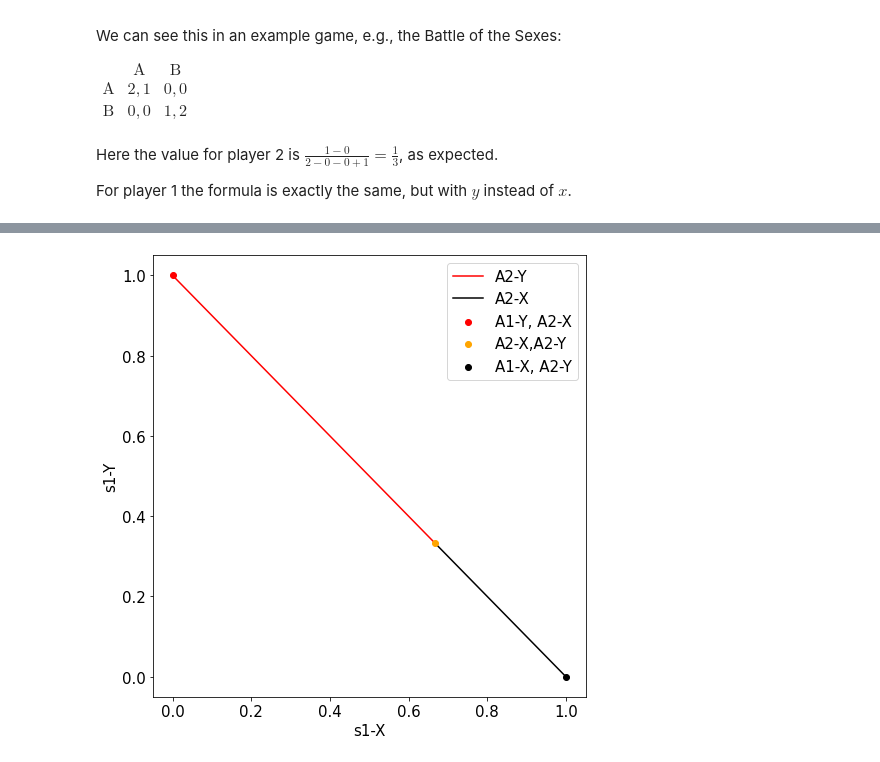
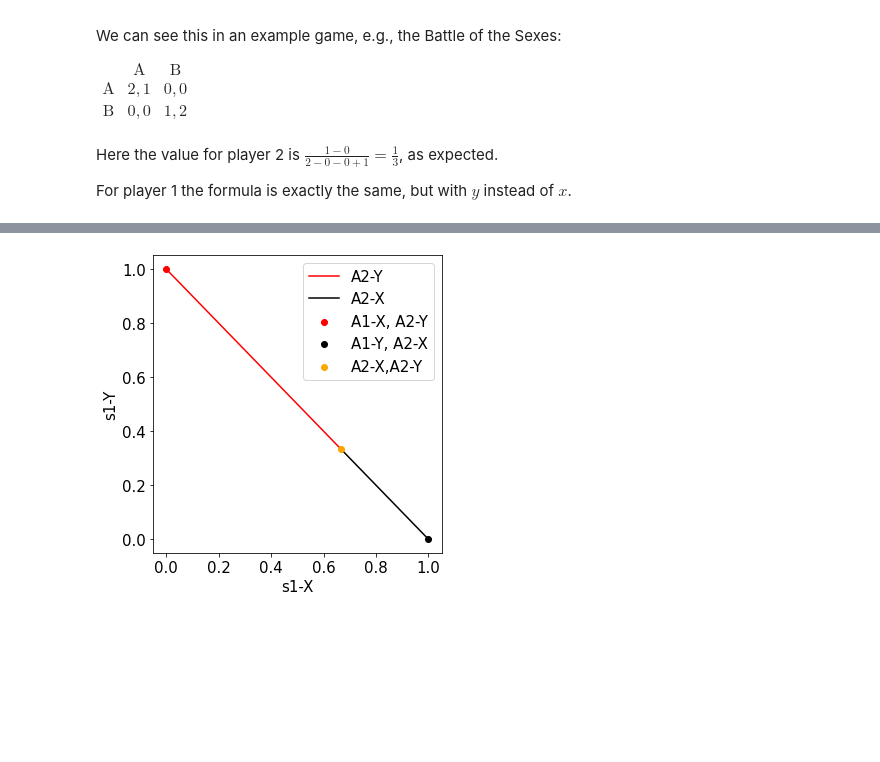
Before and after one commit to GiottoFrean/Multiagent_Systems, a Jupyter notebook: 4 Computing solution concepts for Normal-Form games/A - Computing Nash equilibria.ipynb, the cells around one changed output, grey strips where cells are left out. Drawn from its saved outputs; the diff is of its cells as text; code cells hidden in the pictures; blank space fills up the shorter version.

```diff
--- a/4 Computing solution concepts for Normal-Form games/A - Computing Nash equilibria.ipynb
+++ b/4 Computing solution concepts for Normal-Form games/A - Computing Nash equilibria.ipynb
@@ -299,16 +301,15 @@ It is easy to see that $X$ is a best response if $s_1>=\frac{2}{3}$. Likewise $Y
 # %%
-plt.figure(figsize=(7,7))
+plt.figure(figsize=(5,5))
+plt.scatter([0],[1],label="A1-X, A2-Y",color="red")
+plt.scatter([1],[0],label="A1-Y, A2-X",color="black")
 plt.plot(np.linspace(0,2/3,2),1-np.linspace(0,2/3,2),label="A2-Y",color="red")
 plt.plot(np.linspace(2/3,1,2),1-np.linspace(2/3,1,2),label="A2-X",color="black")
-plt.scatter([0],[1],label="A1-Y, A2-X",color="red")
 plt.scatter([2/3],[1/3],label="A2-X,A2-Y",color="orange",zorder=10)
-plt.scatter([1],[0],label="A1-X, A2-Y",color="black")
 plt.legend(fontsize=15)
 plt.xlabel('s1-X',fontsize=15)
 plt.ylabel('s1-Y',fontsize=15)
 plt.tick_params(labelsize=15)
-ax2.set_aspect('equal', adjustable='box')
 plt.tight_layout()
 plt.show()
 # %% [output]
-[figure, old version]
+[figure, new version]
```
Also changed, not shown: parts of 10 cells of this notebook.
